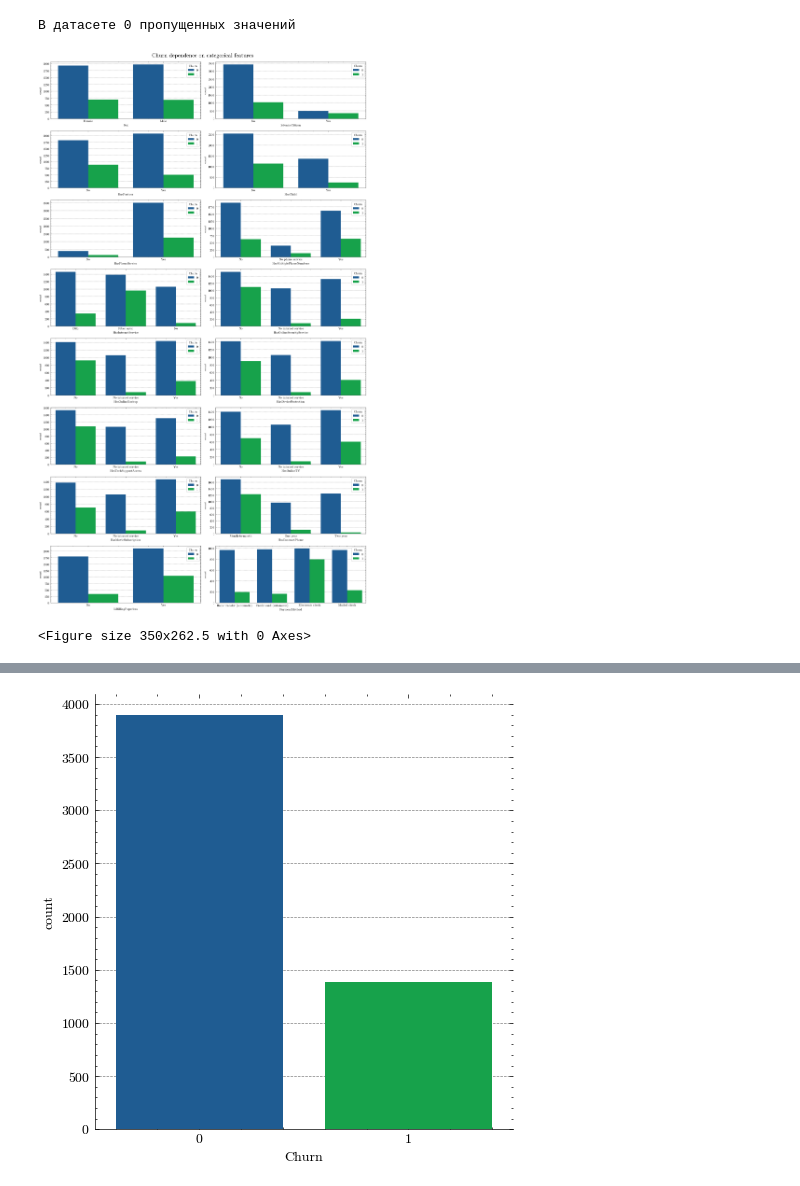
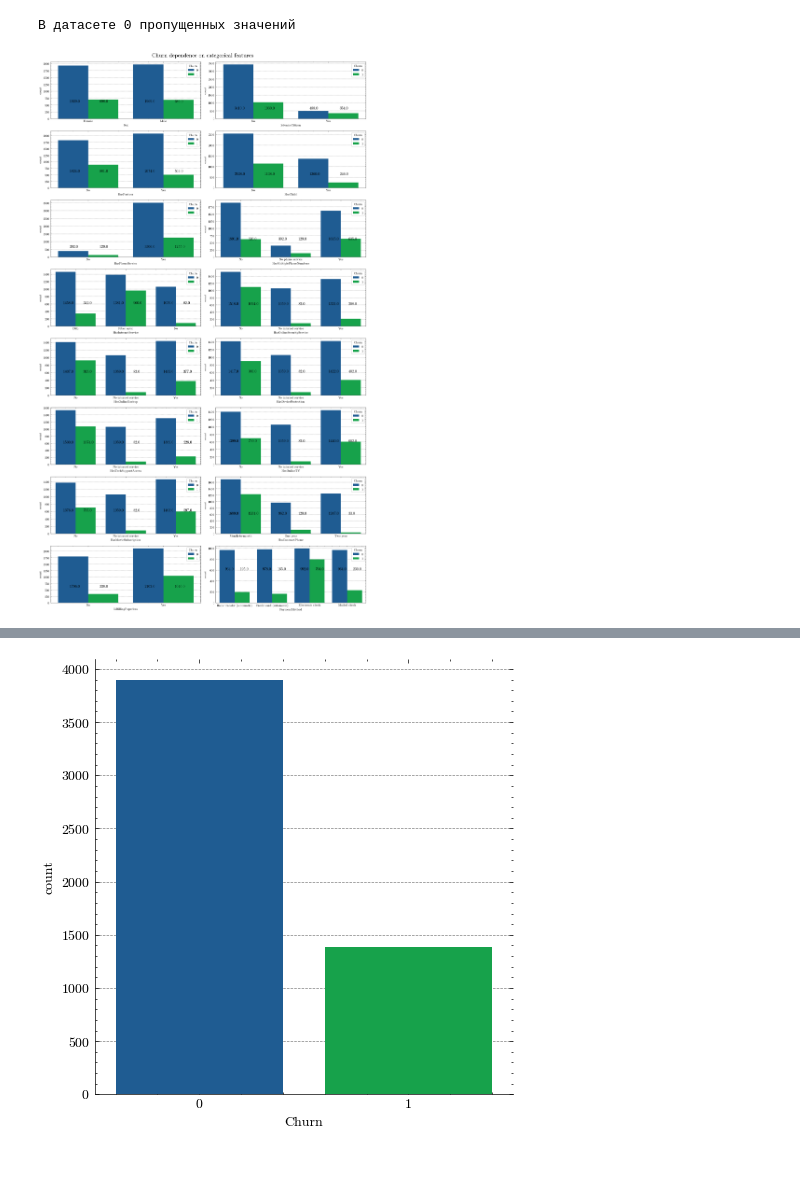
Before and after one commit to masl3noki/DLS-1sem, a Jupyter notebook: HW 01 Композиции алгоритмов и CatBoost (08)/[homework]hw_kaggle.ipynb, the cells around one changed output, grey strips where cells are left out. Drawn from its saved outputs; the diff is of its cells as text; code cells hidden in the pictures.

```diff
--- a/HW 01 Композиции алгоритмов и CatBoost (08)/[homework]hw_kaggle.ipynb
+++ b/HW 01 Композиции алгоритмов и CatBoost (08)/[homework]hw_kaggle.ipynb
@@ -436,22 +436,35 @@ print("В датасете", data.isna().sum().sum(), "пропущенных з
 # %%
 # hue работает ток с string типом данных, так что:
 data = data.astype({"Churn": str}) # Потом поменяем обратно
 
 fig, ax = plt.subplots(8, 2, figsize=(15,25))
 
 counter = 0
 for i in range(8):
     for j in range(2):
         sns.countplot(data=data, x=cat_cols[counter], ax=ax[i,j], hue='Churn'
                       )
 
+        heights = [p.get_height() for p in ax[i,j].patches]
+        patch = [p for p in ax[i,j].patches]
+        num_cat = data[cat_cols[counter]].nunique()
+
+        for n in range(num_cat):
+            total = data[cat_cols[counter]].value_counts().values[n]
+            for m in range(2):
+                total_each = heights[(m*num_cat + n)]
+
+                percentage = '{:.1f}%'.format(100*heights[(m*num_cat + n)]/total)
+                x = patch[(m*num_cat + n)].get_x() + patch[(m*num_cat + n)].get_width() / 2 - 0.05
+                y = patch[(m*num_cat + n)].get_y() + patch[(m*num_cat + n)].get_height() - 300
+                ax[i,j].annotate(total_each, (x,600), size=12)
+
         counter += 1
 plt.tight_layout()
 plt.suptitle('Churn dependence on categorical features', y=1.01, fontsize=18)
 plt.show()
 
 # Возвращаем целевую переменную к прежнему типу данных
 data = data.astype({"Churn": int})
 # %% [output]
-[figure, old version]
+[figure, new version]
-<Figure size 350x262.5 with 0 Axes>
```
Also changed, not shown: parts of 5 cells of this notebook.
